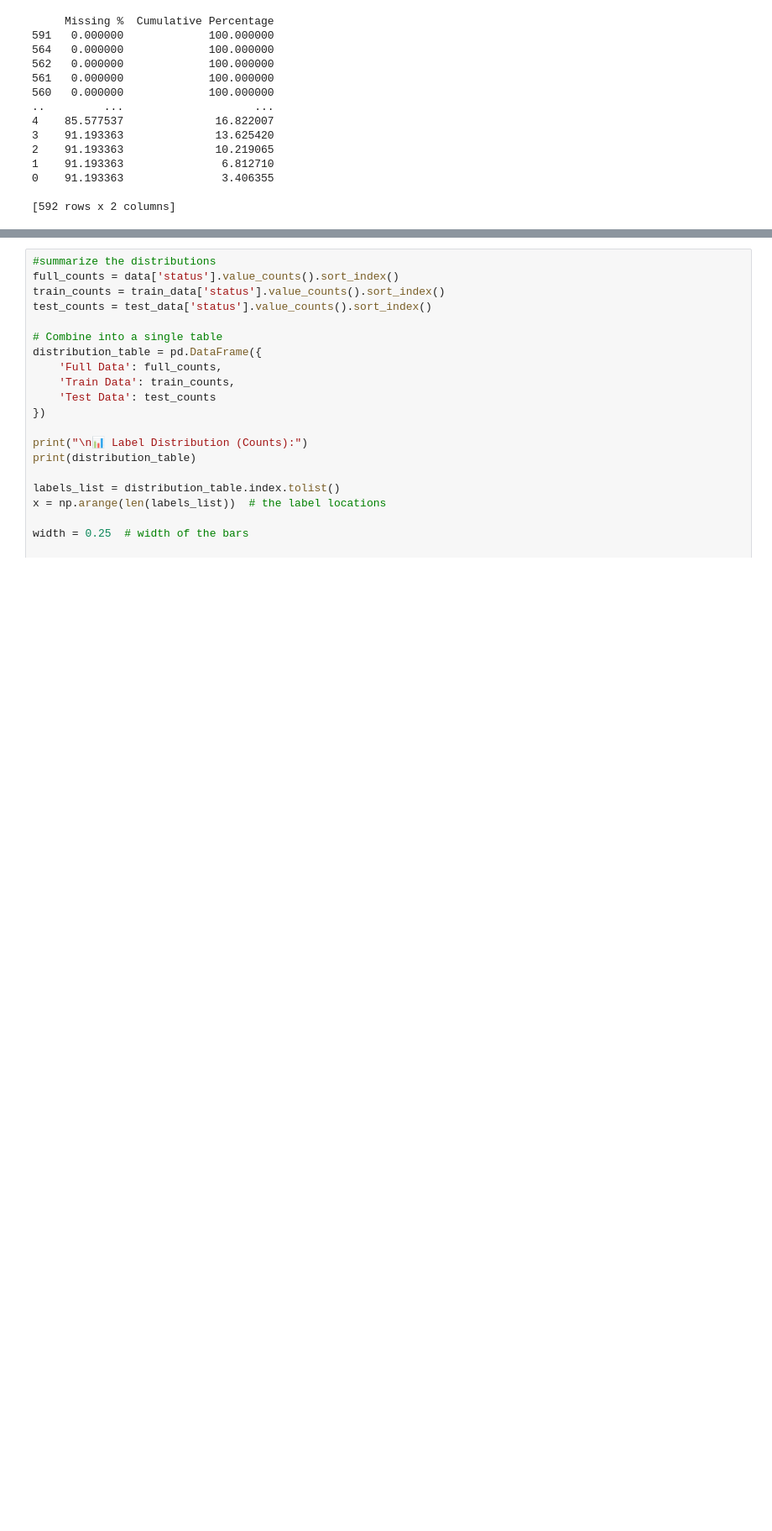
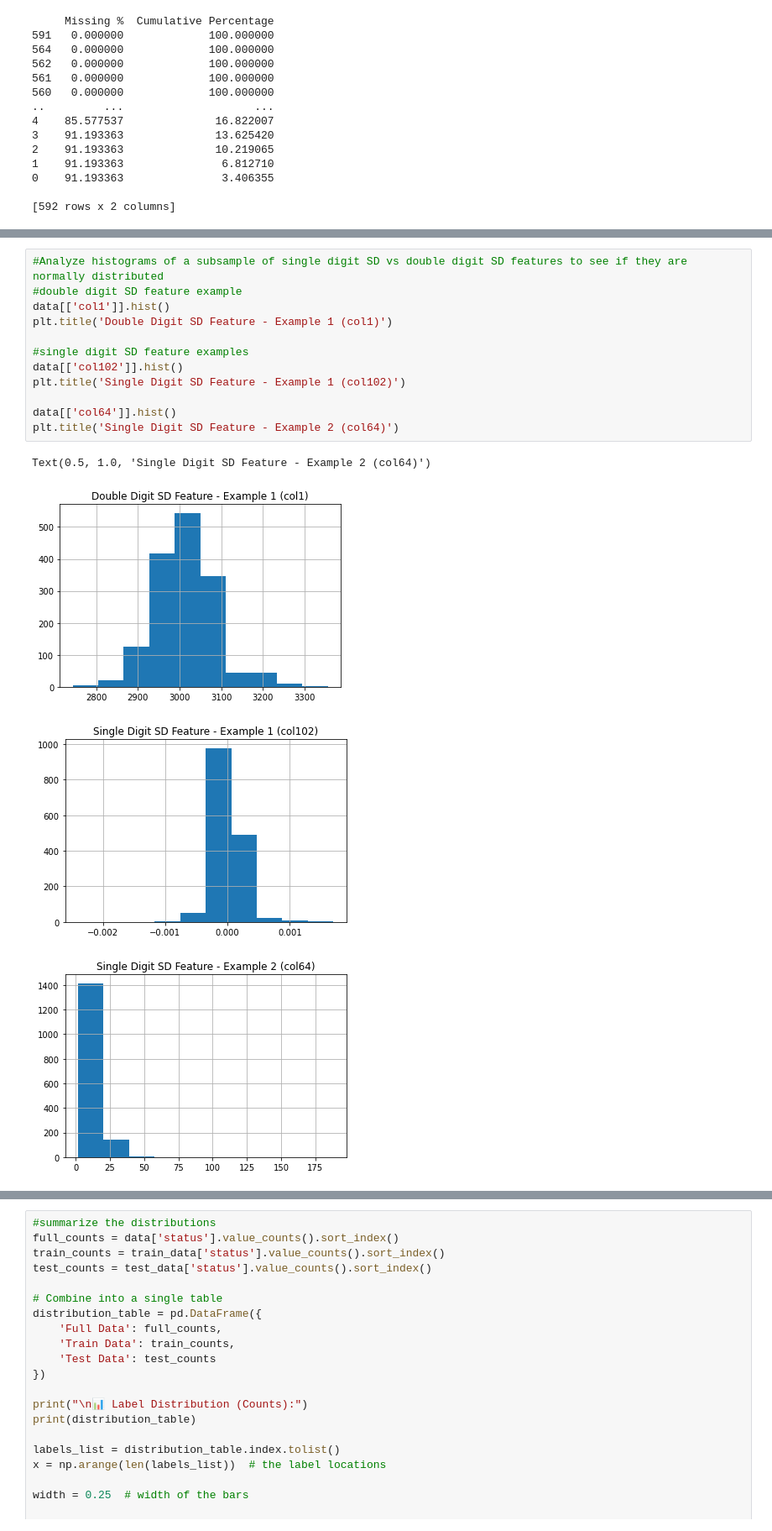
Before and after one commit to hugo-am/SECOM_HTWG2, a Jupyter notebook: SECOM Base.ipynb, the cells around one changed output, grey strips where cells are left out. Shown at 84% size. Cells and saved outputs as stored; diff of their text form; blank space fills up the shorter version.

```diff
--- a/SECOM Base.ipynb
+++ b/SECOM Base.ipynb
@@ -367,0 +487,17 @@ Remaining columns: 466
+# %%
+#Analyze histograms of a subsample of single digit SD vs double digit SD features to see if they are normally distributed
+#double digit SD feature example
+data[['col1']].hist()
+plt.title('Double Digit SD Feature - Example 1 (col1)')
+
+#single digit SD feature examples
+data[['col102']].hist()
+plt.title('Single Digit SD Feature - Example 1 (col102)')
+
+data[['col64']].hist()
+plt.title('Single Digit SD Feature - Example 2 (col64)')
+# %% [output]
+Text(0.5, 1.0, 'Single Digit SD Feature - Example 2 (col64)')
+[figure, added]
+[figure, added]
+[figure, added]
```
Also changed, not shown: parts of 53 cells of this notebook.
